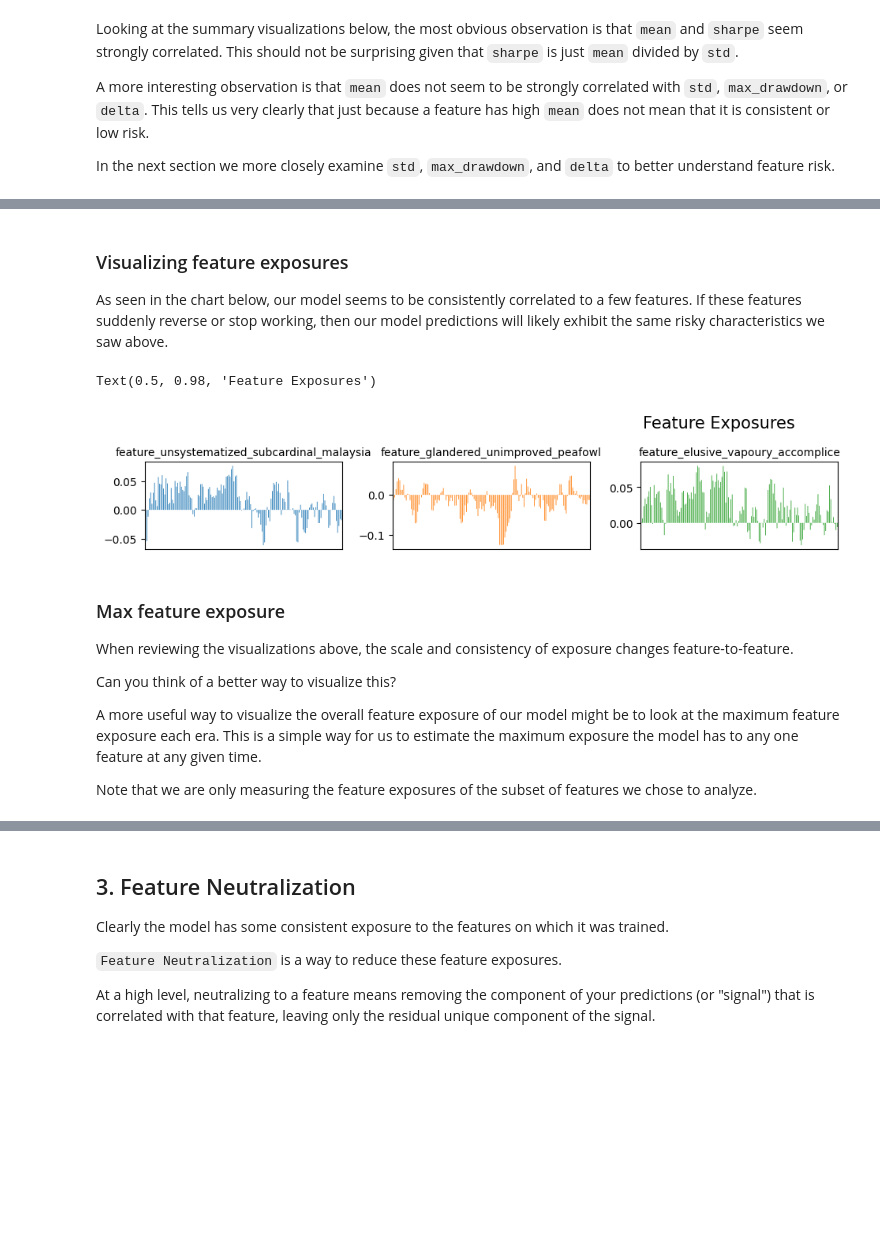
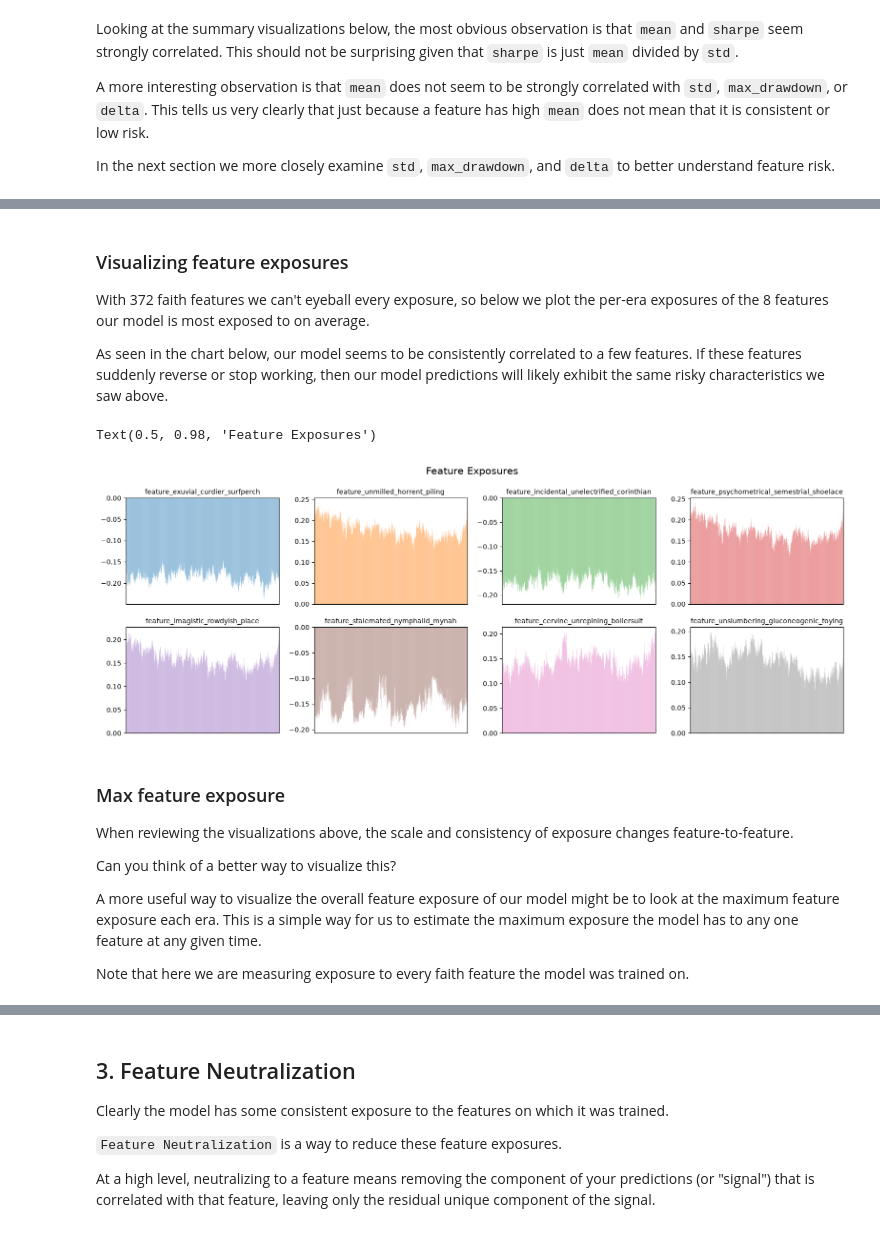
Before and after one commit to numerai/example-scripts, a Jupyter notebook: numerai/feature_neutralization.ipynb, the cells around one changed output, grey strips where cells are left out. Cells and saved outputs as stored; diff of their text form; code cells hidden in the pictures; blank space fills up the shorter version.

Commit message:
modified numerai/ notebooks, updated targets to be ender60

```diff
--- a/numerai/feature_neutralization.ipynb
+++ b/numerai/feature_neutralization.ipynb
@@ -113,0 +102,18 @@ train = train[train["era"].isin(train["era"].unique()[::4])]
+# %%
+# define the faith features - the same set we trained on in Hello Numerai
+faith_features = feature_sets["faith"]
+
+# Download the training data - this will take a few minutes
+napi.download_dataset(f"{DATA_VERSION}/train.parquet")
+
+# Load just the faith features for every training era -
+# selecting columns during the read keeps memory usage low
+train = pd.read_parquet(
+    f"{DATA_VERSION}/train.parquet",
+    columns=["era", "target"] + faith_features
+)
+
+# Exclude the features that have no history in the training data
+has_history = train[faith_features].nunique() > 1
+features_with_history = [f for f in faith_features if has_history[f]]
+print(f"{len(features_with_history)} of {len(faith_features)} faith features have training history")
@@ -270,7 +298,7 @@ model = lgb.LGBMRegressor(
     n_estimators=2000,
     learning_rate=0.01,
     max_depth=5,
-    num_leaves=2**4-1,
+    num_leaves=2**5-1,
     colsample_bytree=0.1
 )
 # We've found the following "deep" parameters perform much better, but they require much more CPU and RAM
@@ -279,11 +307,13 @@ model = lgb.LGBMRegressor(
 #     learning_rate=0.001,
 #     max_depth=10,
 #     num_leaves=2**10,
-#     colsample_bytree=0.1
+#     colsample_bytree=0.1,
 #     min_data_in_leaf=10000,
 # )
+
+# This will take a few minutes 🍵
 model.fit(
-    train[small_features],
+    train[faith_features],
     train["target"]
 )
 # %% [output]
@@ -328,33 +389,35 @@ validation["prediction"] = model.predict(validation[small_features])
 # %% [markdown]
 ### Visualizing feature exposures
 
+With 372 faith features we can't eyeball every exposure, so below we plot the per-era exposures of the 8 features our model is most exposed to on average.
+
 As seen in the chart below, our model seems to be consistently correlated to a few features. If these features suddenly reverse or stop working, then our model predictions will likely exhibit the same risky characteristics we saw above.
 # %%
-# Compute the Pearson correlation of the predictions with each of the
-# serenity features of the small feature set
-feature_exposures = validation.groupby("era").apply(
-    lambda d: d[med_serenity_feats].corrwith(d["prediction"])
+# Compute the Pearson correlation of the predictions with each of the faith features
+feature_exposures = validation.groupby("era")[faith_features + ["prediction"]].apply(
+    lambda d: d[faith_features].corrwith(d["prediction"])
 )
 
-# Plot the feature exposures as bar charts
-feature_exposures.plot.bar(
+# Plot the exposures of the 8 features with the largest average absolute exposure
+most_exposed = feature_exposures.abs().mean().nlargest(8).index.tolist()
+feature_exposures[most_exposed].plot.bar(
     title="Feature Exposures",
-    figsize=(16, 10),
-    layout=(7,5),
+    figsize=(16, 6),
+    layout=(2, 4),
     xticks=[],
     subplots=True,
     sharex=False,
     legend=False,
     snap=False
 )
 for ax in plt.gcf().axes:
     ax.set_xlabel("")
     ax.title.set_fontsize(10)
 plt.tight_layout(pad=1.5)
 plt.gcf().suptitle("Feature Exposures", fontsize=15)
 # %% [output]
 Text(0.5, 0.98, 'Feature Exposures')
-[figure, old version]
+[figure, new version]
 # %% [markdown]
 ### Max feature exposure
 
@@ -364,7 +427,7 @@ Can you think of a better way to visualize this?
 
 A more useful way to visualize the overall feature exposure of our model might be to look at the maximum feature exposure each era. This is a simple way for us to estimate the maximum exposure the model has to any one feature at any given time.
 
-Note that we are only measuring the feature exposures of the subset of features we chose to analyze.
+Note that here we are measuring exposure to every faith feature the model was trained on.
 # %%
 # Plot the max feature exposure per era
 max_feature_exposure = feature_exposures.max(axis=1)
```
Also changed, not shown: parts of 43 cells of this notebook, 2 other files.
